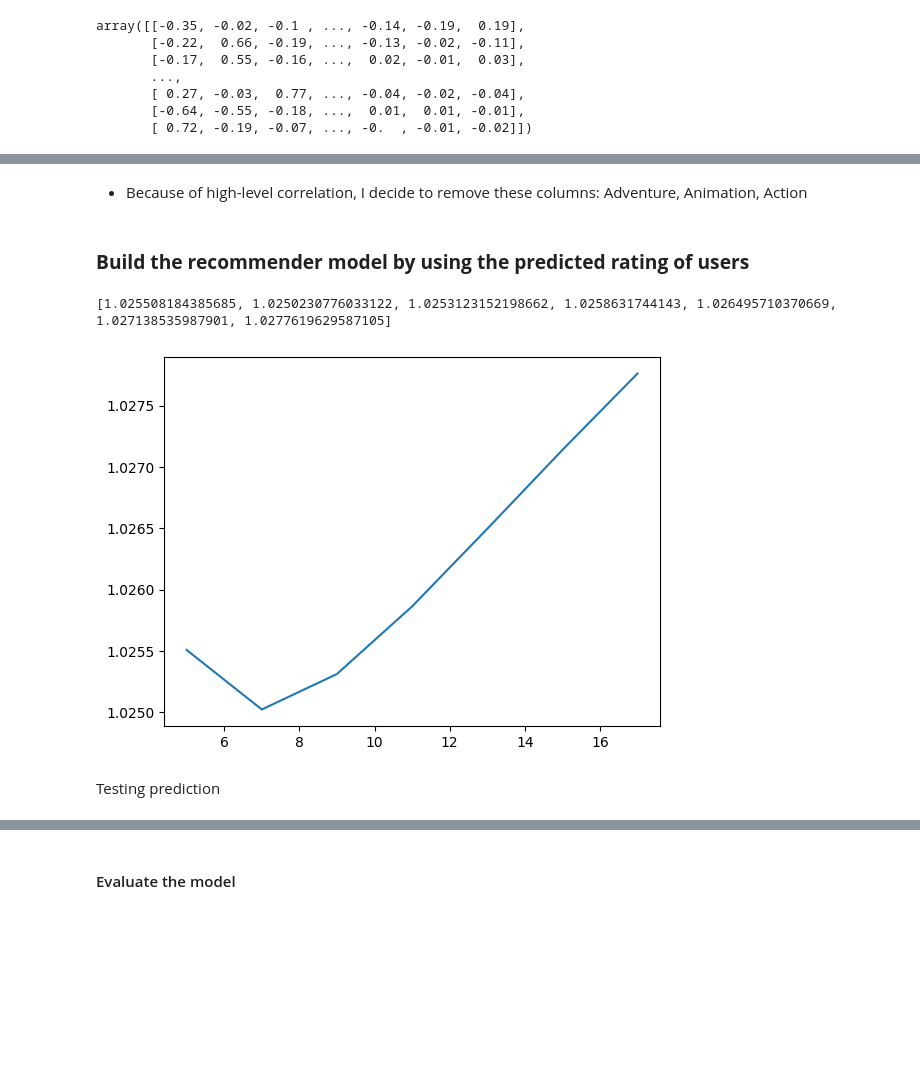
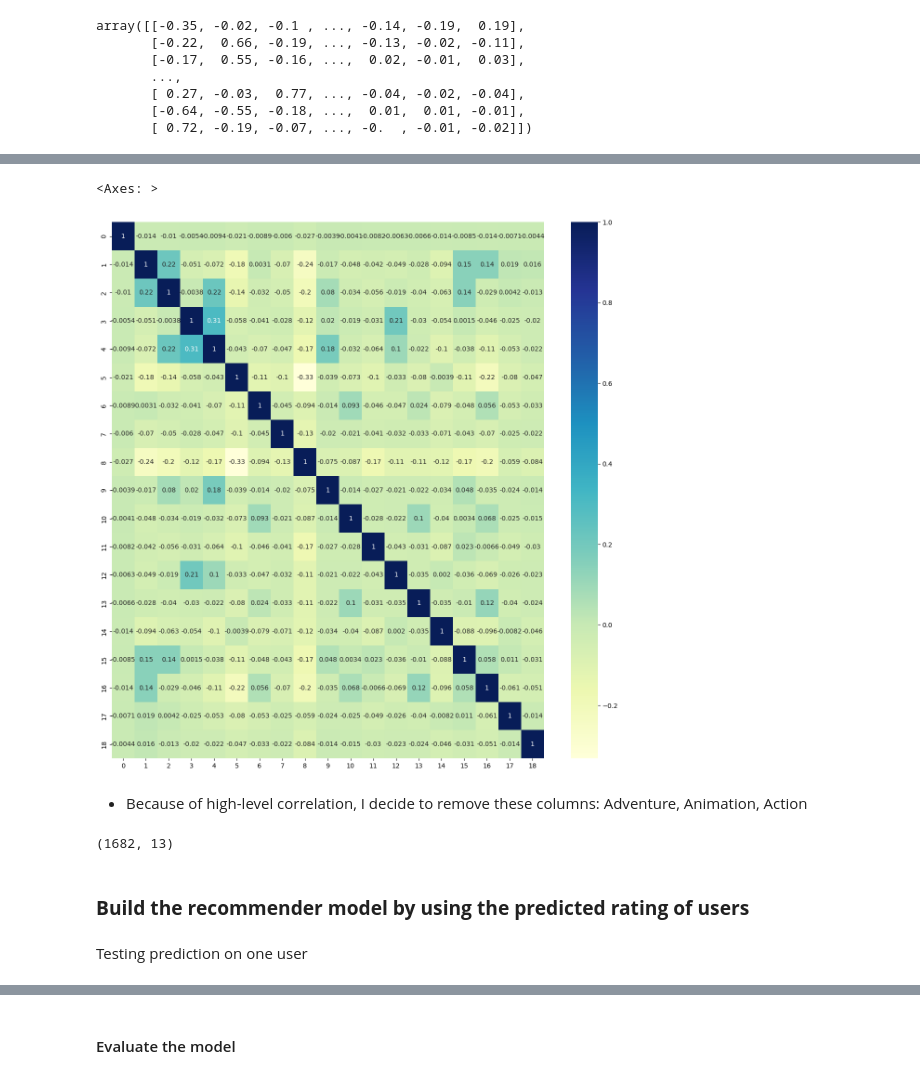
Before and after one commit to Narius2030/Recommendation-System, a Jupyter notebook: recommendsys-rating.ipynb, the cells around one changed output, grey strips where cells are left out. Saved outputs shown, nothing was run; the diff lists cells and outputs as text; code cells hidden in the pictures; blank space fills up the shorter version.

```diff
--- a/recommendsys-rating.ipynb
+++ b/recommendsys-rating.ipynb
@@ -134,8 +138,9 @@ tfidf_df.head()
 # %%
-# tfidf_corr = tfidf_df.corr()
-
-# plt.figure(figsize=(15,15))
-# sns.heatmap(tfidf_corr, cmap="YlGnBu", annot=True)
+plt.figure(figsize=(15,15))
+sns.heatmap(tfidf_df.corr(), cmap="YlGnBu", annot=True)
+# %% [output]
+<Axes: >
+[figure, added]
 # %% [markdown]
 * Because of high-level correlation, I decide to remove these columns: Adventure, Animation, Action
 # %%
@@ -143,6 +148,8 @@ tfidf_df.head()
 # %%
-# tfidf = tfidf_df.to_numpy()
-# tfidf.shape
+tfidf_corr = tfidf_df.to_numpy()
+tfidf_corr.shape
+# %% [output]
+(1682, 13)
 # %% [markdown]
 ### **Build the recommender model by using the predicted rating of users**
 # %%
@@ -244,9 +268,8 @@ recommender = ContentBasedWithRating(tfidf=tfidf, n_users=n_users)
 # %%
 parameters = [5, 7, 9, 11, 13, 15, 17]
 
-search_lr(recommender, rate_train, rate_test, n_users, parameters)
+# search_regularization(recommender, rate_train, rate_test, n_users, parameters)
+# search_regularization(recommender_pca, rate_train, rate_test, n_users, parameters)
+# search_regularization(recommender_corr, rate_train, rate_test, n_users, parameters)
-# %% [output]
-[1.025508184385685, 1.0250230776033122, 1.0253123152198662, 1.0258631744143, 1.026495710370669, 1.027138535987901, 1.0277619629587105]
-[figure, removed]
 # %%
 recommender.fit_transform(rate_train, n_users, lamda=7)
@@ -253,3 +278,3 @@ recommender.fit_transform(rate_train, n_users, lamda=7)
 # %% [markdown]
-Testing prediction
+Testing prediction on one user
 # %%
```
Also changed, not shown: parts of 21 cells of this notebook.
